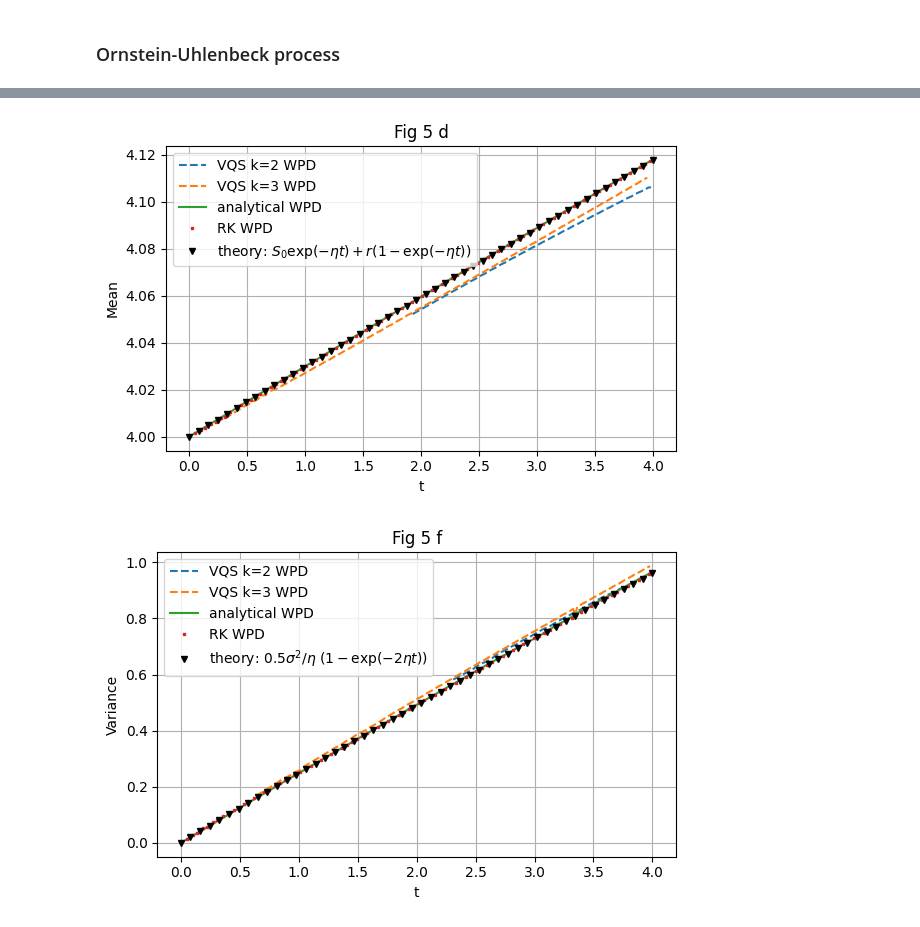
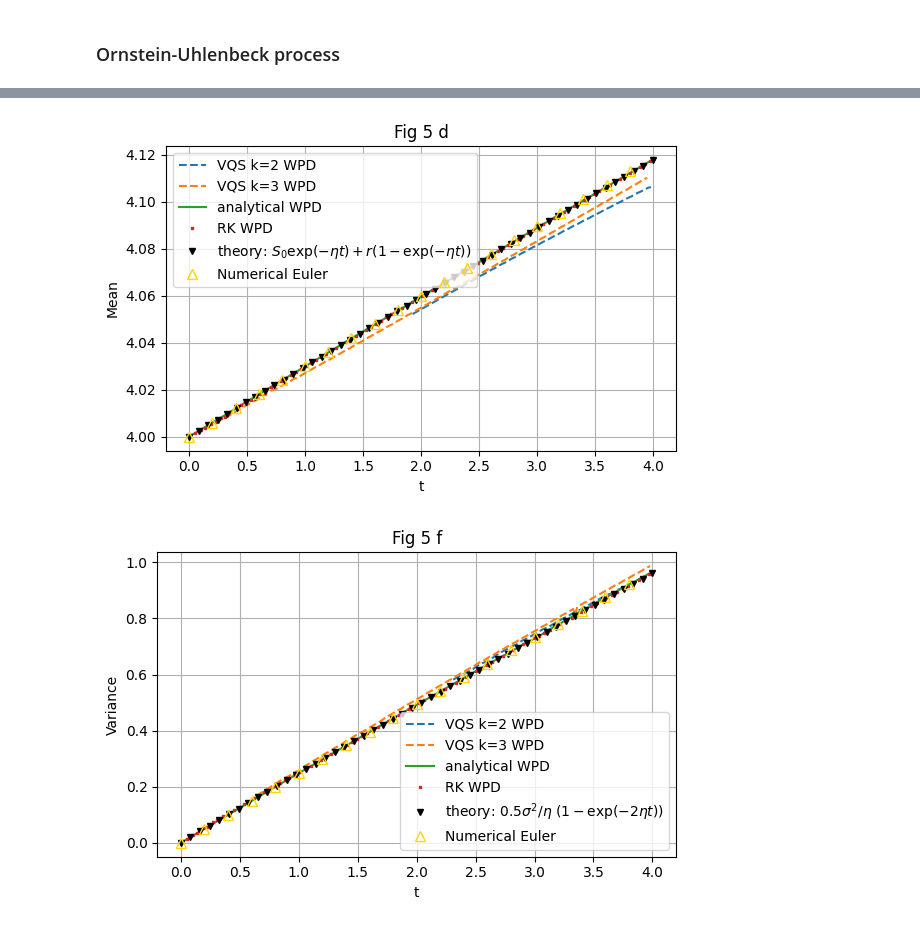
Before and after one commit to RePlasma/PhysRevA.103.052425, a Jupyter notebook: PhysRevA.103.052425.ipynb, the cells around one changed output, grey strips where cells are left out. Cells and saved outputs as stored; diff of their text form; code cells hidden in the pictures.

```diff
--- a/PhysRevA.103.052425.ipynb
+++ b/PhysRevA.103.052425.ipynb
@@ -304,6 +410,9 @@ S0 = 4; r = 7; sigma = 0.5; eta=0.01;
 t = np.linspace(0,4)
 plt.plot(t, S0*exp(-eta*t) + r*(1-exp(-eta*t)), 'kv', markersize=4, label=r'theory: $S_0\exp(-\eta t) + r(1-\exp(-\eta t))$')
 
+# numerical integration of L
+plt.plot(np.linspace(0,4,tdim)[0:-1:int(tdim/20)], favg[0:-1:int(tdim/20)], '^', markersize=7, markerfacecolor='none',  markeredgecolor='gold', zorder=9999, label='Numerical Euler')
+
 plt.title(r'Fig 5 d')
 plt.xlabel(r't')
 plt.ylabel(r'Mean')
@@ -313,7 +422,7 @@ plt.tight_layout()
 #plt.savefig('fig5d_dataWPD.pdf', transparent=True)
 plt.show()
 # %% [output]
-[figure, old version]
+[figure, new version]
 # %%
 fig, axes = plt.subplots(nrows=1, ncols=1, figsize=(6,4))
 
@@ -328,31 +437,34 @@ plt.plot(datatmp2[:,0][indxs],datatmp2[:,1][indxs],'--', color='tab:blue', label
 #
 datatmp = data['datasetColl'][1]['data']
 datatmp2 = np.array([datatmp[i]['value'] for i in range(len(datatmp))])
 indxs = np.argsort(datatmp2[:,0])
 plt.plot(datatmp2[:,0][indxs],datatmp2[:,1][indxs],'--', color='tab:orange', label='VQS k=3 WPD')
 #
 datatmp = data['datasetColl'][2]['data']
 datatmp2 = np.array([datatmp[i]['value'] for i in range(len(datatmp))])
 indxs = np.argsort(datatmp2[:,0])
 plt.plot(datatmp2[:,0][indxs],datatmp2[:,1][indxs],'-', color='tab:green', label='analytical WPD')
 #
 datatmp = data['datasetColl'][3]['data']
 datatmp2 = np.array([datatmp[i]['value'] for i in range(len(datatmp))])
 indxs = np.argsort(datatmp2[:,0])
 plt.plot(datatmp2[:,0][indxs],datatmp2[:,1][indxs],'s', markersize=2, color='tab:red', label='RK WPD')
 
 # theoretical solution
 S0 = 4; r = 7; sigma = 0.5; eta=0.01;
 t = np.linspace(0,4)
 plt.plot(t, 0.5*sigma**2/eta * (1-exp(-2*eta*t)), 'kv', markersize=4, label=r'theory: $0.5\sigma^2/\eta~(1-\exp(-2\eta t))$')
 
+# numerical integration of L
+plt.plot(np.linspace(0,4,tdim)[0:-1:int(tdim/20)], fvar[0:-1:int(tdim/20)], '^', markersize=7, markerfacecolor='none',  markeredgecolor='gold', zorder=9999, label='Numerical Euler')
+
 plt.title(r'Fig 5 f')
 plt.xlabel(r't')
 plt.ylabel(r'Variance')
 plt.legend()
 plt.grid()
 plt.tight_layout()
 #plt.savefig('fig5f_dataWPD.pdf', transparent=True)
 plt.show()
 # %% [output]
-[figure, old version]
+[figure, new version]
```
Also changed, not shown: parts of 5 cells of this notebook.
